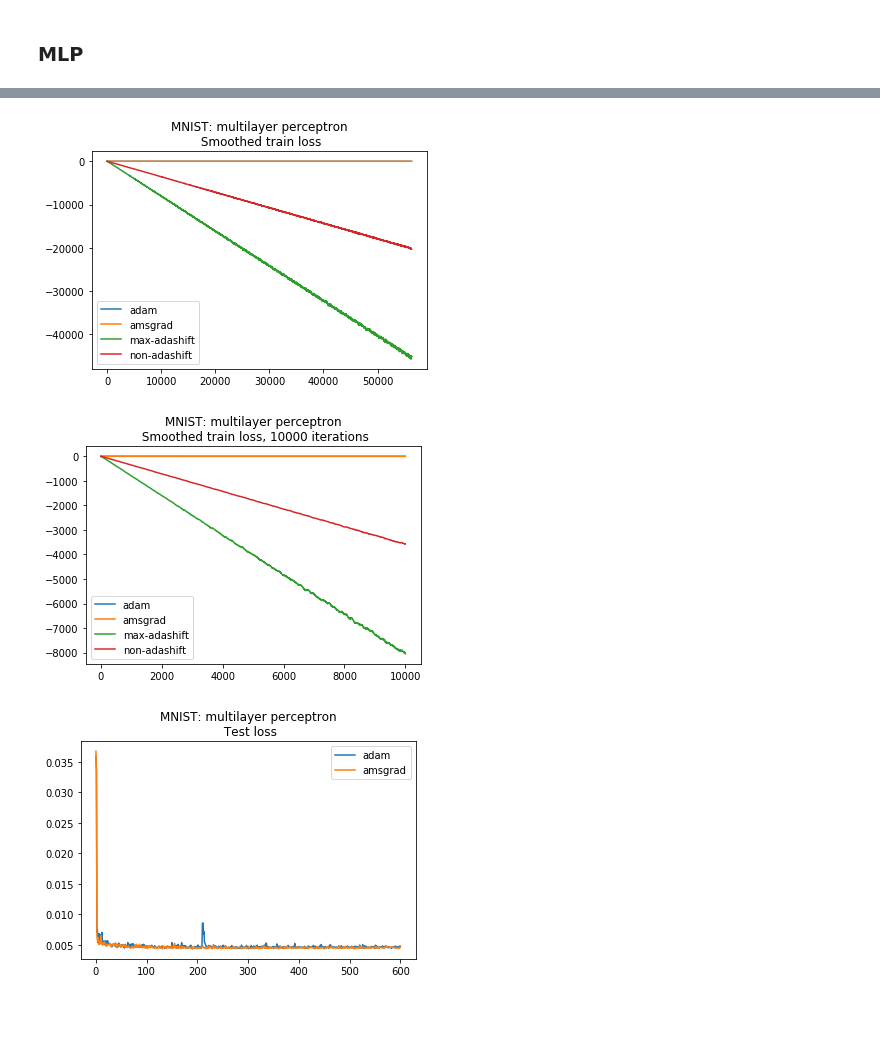
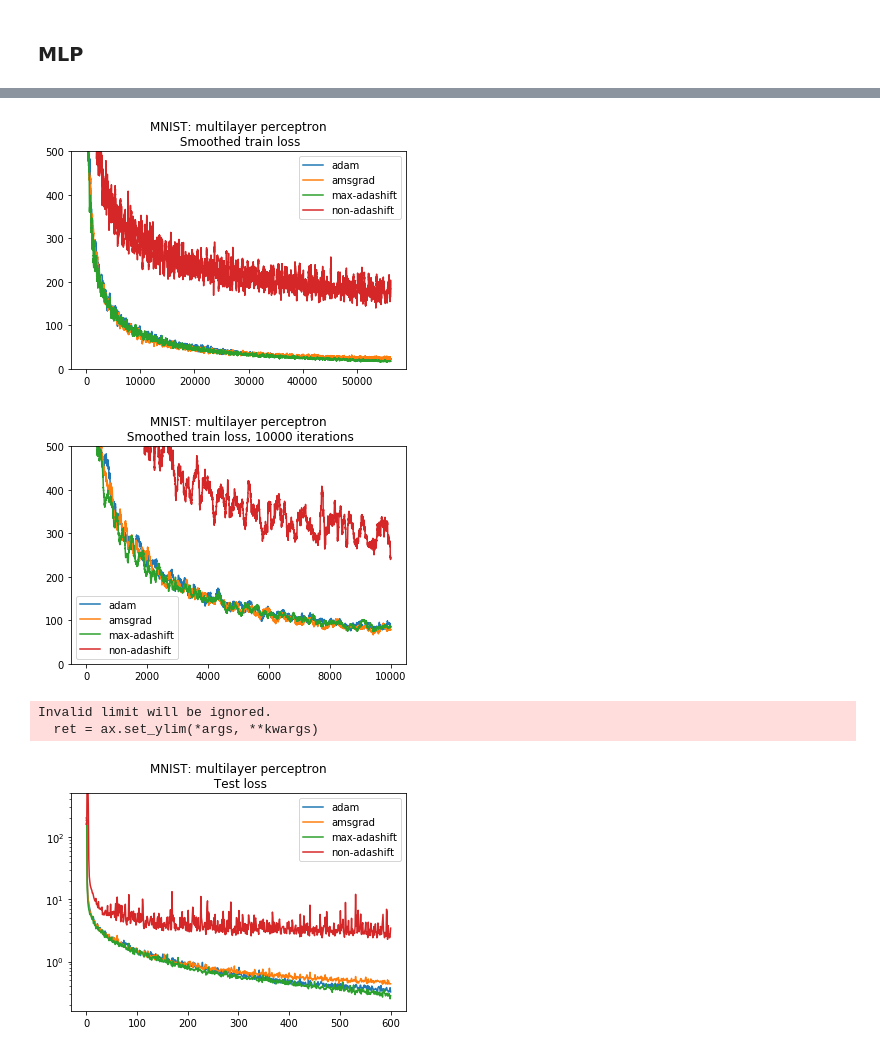
Before and after one commit to mknbv/adashift, a Jupyter notebook: Adam_problem.ipynb, the cells around one changed output, grey strips where cells are left out. Cells and saved outputs as stored; diff of their text form; code cells hidden in the pictures; blank space fills up the shorter version.

```diff
--- a/Adam_problem.ipynb
+++ b/Adam_problem.ipynb
@@ -615,6 +629,6 @@ class MultiLayerPerceptron(nn.Module):
 # %%
 hidden_size = 256
-criterion = nn.NLLLoss()
+criterion = nn.CrossEntropyLoss()
 # %%
 model = MultiLayerPerceptron(input_size, hidden_size, num_classes).to(device)
 
@@ -670,7 +686,7 @@ Test set:       TestLoss:  0.0044, Accuracy: 92%
 # %%
 model = MultiLayerPerceptron(input_size, hidden_size, num_classes).to(device)
 
-adashift_optimizer = ad_opt.AdaShift(model.parameters(), lr=1e-2,\
+adashift_optimizer = AdaShift(model.parameters(), lr=1e-2,\
                              betas=(0.0, 0.999), eps=1e-8)
 
 adashift_train_loss_hist_mlp, adashift_test_loss_hist_mlp, adashift_test_acc_hist_mlp = \
@@ -681,4 +715,5 @@ model = MultiLayerPerceptron(input_size, hidden_size, num_classes).to(device)
 amsgrad_optimizer = torch.optim.Adam(model.parameters(), lr=1e-3,\
                              betas=(0.0, 0.999), eps=1e-8, weight_decay=0,amsgrad=True)
 
-train(model, device, train_loader, amsgrad_optimizer, 60, criterion)
+amsgrad_train_loss_hist_mlp, amsgrad_test_loss_hist_mlp, amsgrad_test_acc_hist_mlp =\
+        train(model, device, train_loader, amsgrad_optimizer, 60, criterion)
@@ -685,7 +755,7 @@ train(model, device, train_loader, amsgrad_optimizer, 60, criterion)
 # %%
 model = MultiLayerPerceptron(input_size, hidden_size, num_classes).to(device)
 
-non_adashift_optimizer = ad_opt.AdaShift(model.parameters(), lr=1e-3,\
+non_adashift_optimizer = AdaShift(model.parameters(), lr=1e-3,\
                              betas=(0.0, 0.999), eps=1e-8, reduce_func=lambda x: x)
 
 non_adashift_train_loss_hist_mlp, non_adashift_test_loss_hist_mlp, non_adashift_test_acc_hist_mlp = \
@@ -714,37 +796,42 @@ non_adashift_test_acc_hist_mlp = save_as_npy('non_adashift_test_acc_hist_mlp', n
 # %%
 smooth_size = 100
 plt.title("MNIST: multilayer perceptron\n Smoothed train loss")
 plt.plot(smooth(adam_train_loss_hist_mlp, smooth_size, smooth_start_train_loss), label="adam")
 plt.plot(smooth(amsgrad_train_loss_hist_mlp, smooth_size, smooth_start_train_loss), label="amsgrad")
 plt.plot(smooth(adashift_train_loss_hist_mlp, smooth_size, smooth_start_train_loss), label="max-adashift")
 plt.plot(smooth(non_adashift_train_loss_hist_mlp, smooth_size, smooth_start_train_loss), label="non-adashift")
+plt.ylim((0, 500))
 
 plt.legend(loc='best')
 plt.show()
 
 plt.title("MNIST: multilayer perceptron\n Smoothed train loss, 10000 iterations")
 
 plt.plot(smooth(adam_train_loss_hist_mlp[:10000], smooth_size, smooth_start_train_loss), label="adam")
 plt.plot(smooth(amsgrad_train_loss_hist_mlp[:10000], smooth_size, smooth_start_train_loss), label="amsgrad")
 plt.plot(smooth(adashift_train_loss_hist_mlp[:10000], smooth_size, smooth_start_train_loss), label="max-adashift")
 plt.plot(smooth(non_adashift_train_loss_hist_mlp[:10000], smooth_size, smooth_start_train_loss), label="non-adashift")
+plt.ylim((0, 500))
 
 plt.legend(loc='best')
 plt.show()
 # %% [output]
-[figure, old version]
+[figure, new version]
-[figure, old version]
+[figure, new version]
 # %%
 plt.title("MNIST: multilayer perceptron\n Test loss")
-plt.plot(adam_test_loss_hist_mlp, label="adam")
-plt.plot(amsgrad_test_loss_hist_mlp, label="amsgrad")
-plt.plot(adashift_test_loss_hist_mlp, label="max-adashift")
-plt.plot(non_adashift_test_loss_hist_mlp, label="non-adashift")
+plt.semilogy(adam_test_loss_hist_mlp, label="adam")
+plt.semilogy(amsgrad_test_loss_hist_mlp, label="amsgrad")
+plt.semilogy(adashift_test_loss_hist_mlp, label="max-adashift")
+plt.semilogy(non_adashift_test_loss_hist_mlp, label="non-adashift")
+plt.ylim((0, 500))
 
 plt.legend(loc='best')
 plt.show()
 # %% [output]
+Invalid limit will be ignored.
+  ret = ax.set_ylim(*args, **kwargs)
-[figure, old version]
+[figure, new version]
 # %%
 plt.title("MNIST: multilayer perceptron\n Test accuracy")
 plt.plot(adam_test_acc_hist_mlp, label="adam")
```
Also changed, not shown: parts of 11 cells of this notebook.
